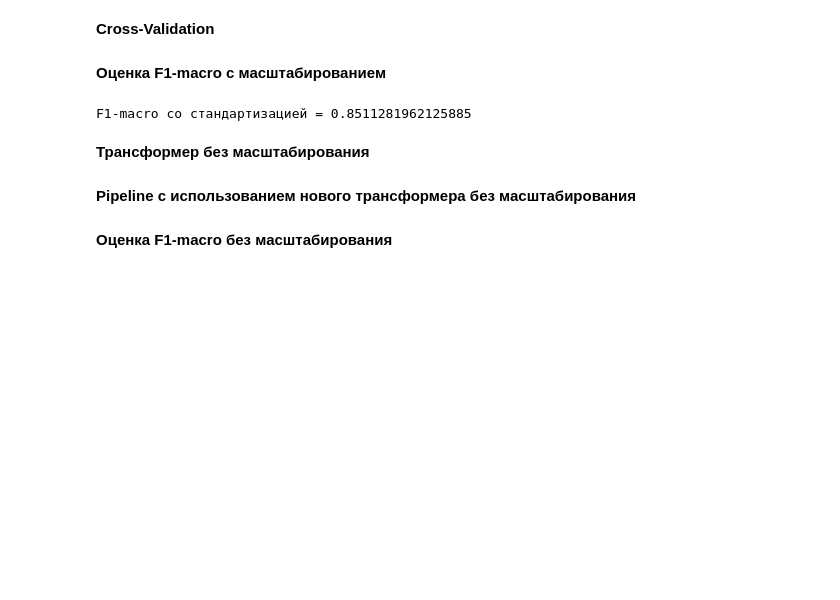
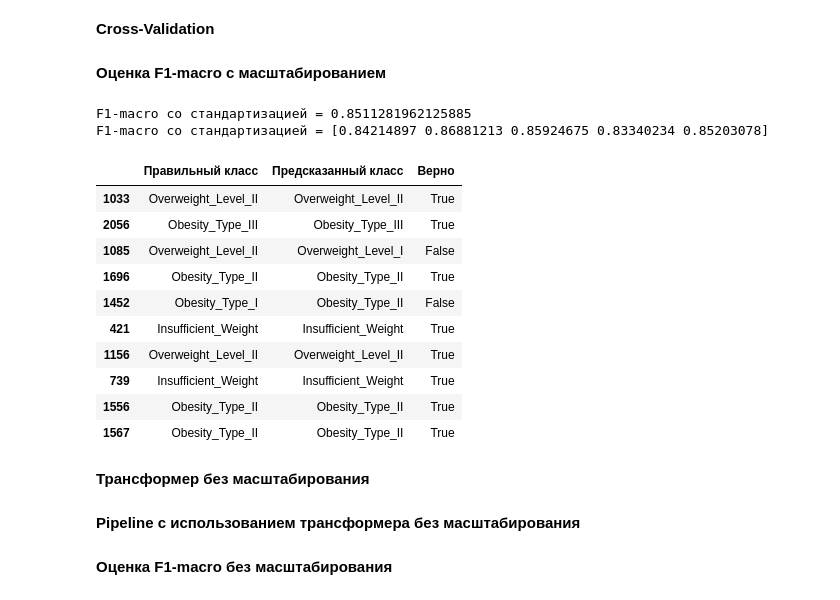
Before and after one commit to Apolonig/obesity-levels-analysis, a Jupyter notebook: research.ipynb, the cells around one changed output. Cells and saved outputs as stored; diff of their text form; code cells hidden in the pictures; blank space fills up the shorter version.

```diff
--- a/research.ipynb
+++ b/research.ipynb
@@ -356,9 +362,10 @@ preprocessor_with_standart = ColumnTransformer([
 from sklearn.pipeline import Pipeline
 from sklearn.linear_model import LogisticRegression
 
+
 logic_regression_std = Pipeline([
     ("preprocessor", preprocessor_with_standart),
-    ("model", LogisticRegression(max_iter=200))
+    ("model", LogisticRegression(max_iter=15000, solver='newton-cholesky'))
 ])
 # %% [markdown]
 **Cross-Validation**
@@ -371,11 +378,39 @@ CV = StratifiedKFold(n_splits=5, shuffle=True, random_state=123)
 # %%
 cv_model_score_std = cross_val_score(
     logic_regression_std, X=X_train, y=Y_train, cv=CV, scoring="f1_macro"
 )
 
 print(f"F1-macro со стандартизацией = {cv_model_score_std.mean()}")
+print(f"F1-macro со стандартизацией = {cv_model_score_std}")
+
+predict_codes = cross_val_predict(
+    logic_regression_std,
+    X_train,
+    Y_train,
+    cv=CV
+)
+
+prediction_table = pd.DataFrame({
+    "Правильный класс": label_encoder.inverse_transform(Y_train),
+    "Предсказанный класс": label_encoder.inverse_transform(predict_codes),
+    "Верно": predict_codes == Y_train
+}, index=X_train.index)
+
+prediction_table.head(10)
 # %% [output]
 F1-macro со стандартизацией = 0.8511281962125885
+F1-macro со стандартизацией = [0.84214897 0.86881213 0.85924675 0.83340234 0.85203078]
+|  | Правильный класс | Предсказанный класс | Верно |
+| 1033 | Overweight_Level_II | Overweight_Level_II | True |
+| 2056 | Obesity_Type_III | Obesity_Type_III | True |
+| 1085 | Overweight_Level_II | Overweight_Level_I | False |
+| 1696 | Obesity_Type_II | Obesity_Type_II | True |
+| 1452 | Obesity_Type_I | Obesity_Type_II | False |
+| 421 | Insufficient_Weight | Insufficient_Weight | True |
+| 1156 | Overweight_Level_II | Overweight_Level_II | True |
+| 739 | Insufficient_Weight | Insufficient_Weight | True |
+| 1556 | Obesity_Type_II | Obesity_Type_II | True |
+| 1567 | Obesity_Type_II | Obesity_Type_II | True |
 # %% [markdown]
 **Трансформер без масштабирования**
 # %%
@@ -384,7 +419,7 @@ preprocessor_without_std = ColumnTransformer([
     ("numeric", "passthrough", numeric_features)
 ])
 # %% [markdown]
-**Pipeline с использованием нового трансформера без масштабирования**
+**Pipeline с использованием трансформера без масштабирования**
 # %%
 logic_regression_without_std = Pipeline([
     ("preprocessor", preprocessor_without_std),
```
Also changed, not shown: parts of 21 cells of this notebook.
